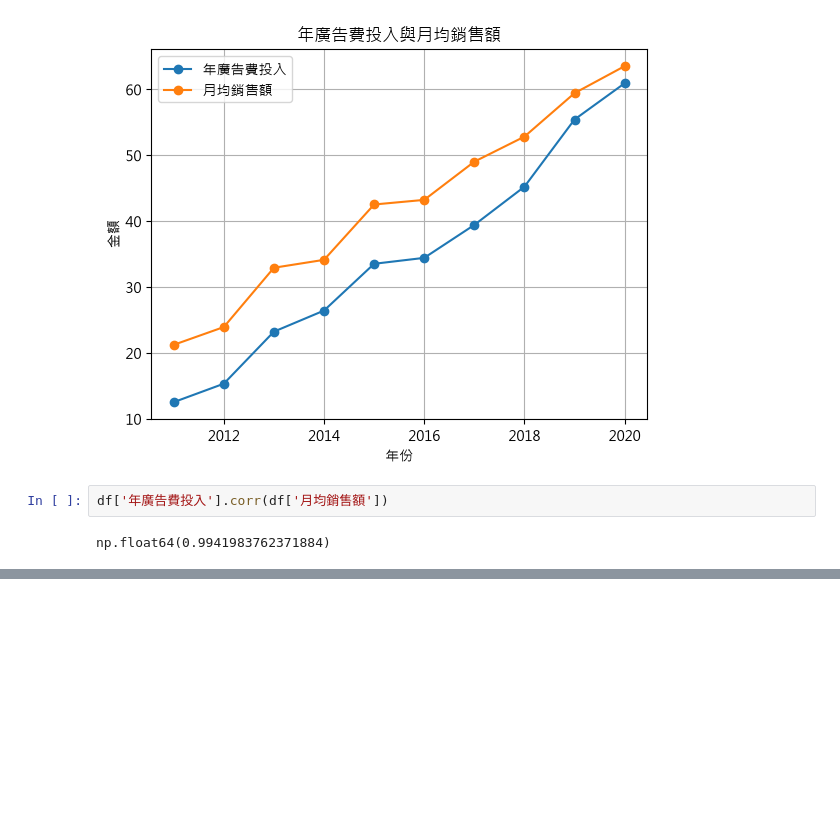
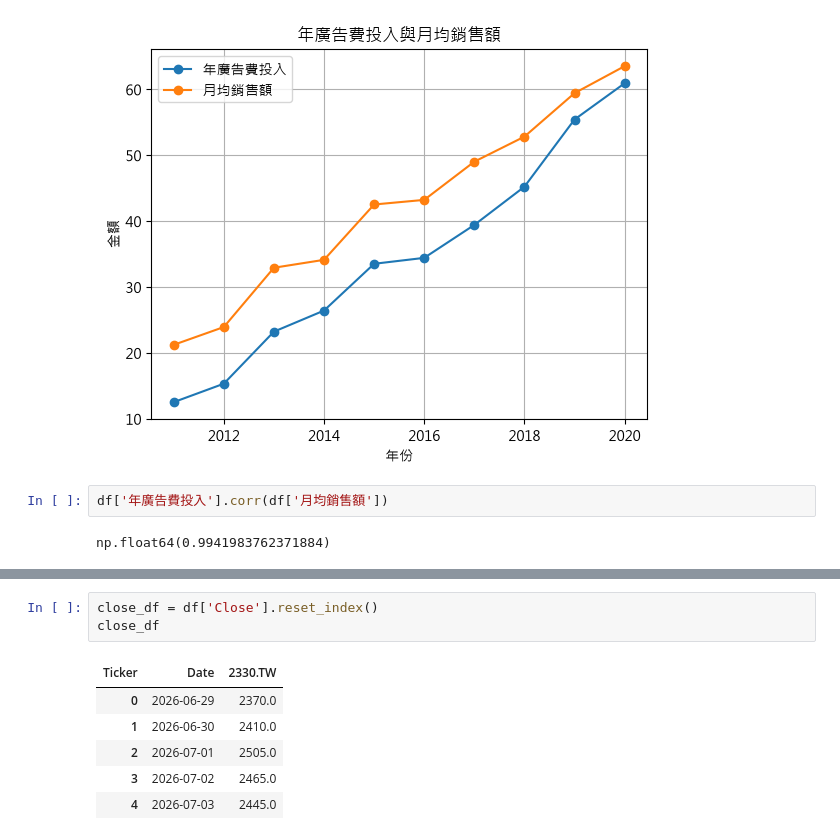
Before and after one commit to Valeriaya512/Python_course, a Jupyter notebook: 07_04/practice3.ipynb, the cells around one changed output, grey strips where cells are left out. Drawn from its saved outputs; the diff is of its cells as text; blank space fills up the shorter version.

```diff
--- a/07_04/practice3.ipynb
+++ b/07_04/practice3.ipynb
@@ -46,0 +89,10 @@ np.float64(0.9941983762371884)
+# %%
+close_df = df['Close'].reset_index()
+close_df
+# %% [output]
+| Ticker | Date | 2330.TW |
+| 0 | 2026-06-29 | 2370.0 |
+| 1 | 2026-06-30 | 2410.0 |
+| 2 | 2026-07-01 | 2505.0 |
+| 3 | 2026-07-02 | 2465.0 |
+| 4 | 2026-07-03 | 2445.0 |
```
Also changed, not shown: parts of 2 cells of this notebook, 2 other files.
